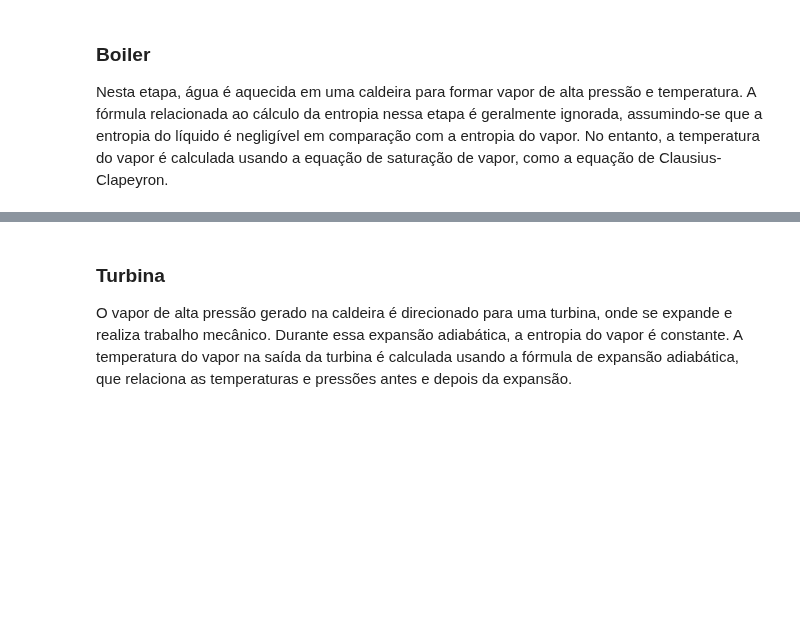
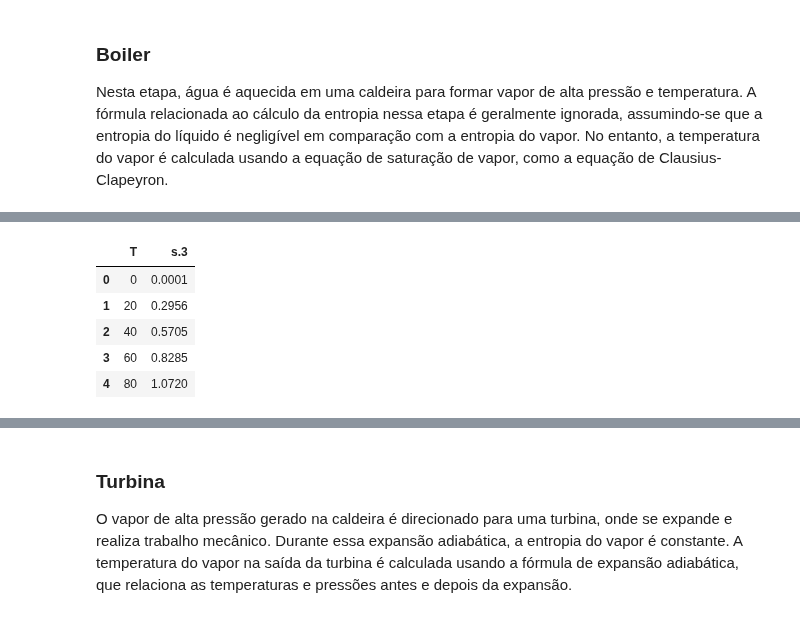
Before and after one commit to benetao/Termodinamica_Avancada, a Jupyter notebook: Desafio 4/Desafio_4_Termodinamica.ipynb, the cells around one changed output, grey strips where cells are left out. Saved outputs shown, nothing was run; the diff lists cells and outputs as text; code cells hidden in the pictures; blank space fills up the shorter version.

```diff
--- a/Desafio 4/Desafio_4_Termodinamica.ipynb
+++ b/Desafio 4/Desafio_4_Termodinamica.ipynb
@@ -75,0 +92,20 @@ plt.show()
+# %%
+ARQUIVO_EXCEL = "Dados - Desafio 4/Água Líquida - Tabela.xlsx" # Chamando o arquivo excel
+NOME_DA_PLANILHA_O = "Planilha 1" # Definindo a planila do arquivo xlsx que será utilizada
+LINHA_CABECALHO = 0  # Definindo quantas linhas de cabeçalho existem, considerando que a primeira linha é a número 0
+COLUNAS_CONTENDO_OS_DADOS = [0, 14] # Definindo quais colunas utilizaremos para montar o data frame, considerando que a primeira coluna é a número 0
+
+df_H2O = pd.read_excel( # Criando o Data Frame do diagrama TS da água
+    ARQUIVO_EXCEL,
+    header=LINHA_CABECALHO,
+    usecols=COLUNAS_CONTENDO_OS_DADOS,
+)
+
+df_H2O.head()
+# %% [output]
+|  | T | s.3 |
+| 0 | 0 | 0.0001 |
+| 1 | 20 | 0.2956 |
+| 2 | 40 | 0.5705 |
+| 3 | 60 | 0.8285 |
+| 4 | 80 | 1.0720 |
```
Also changed, not shown: parts of 8 cells of this notebook, 2 other files.
